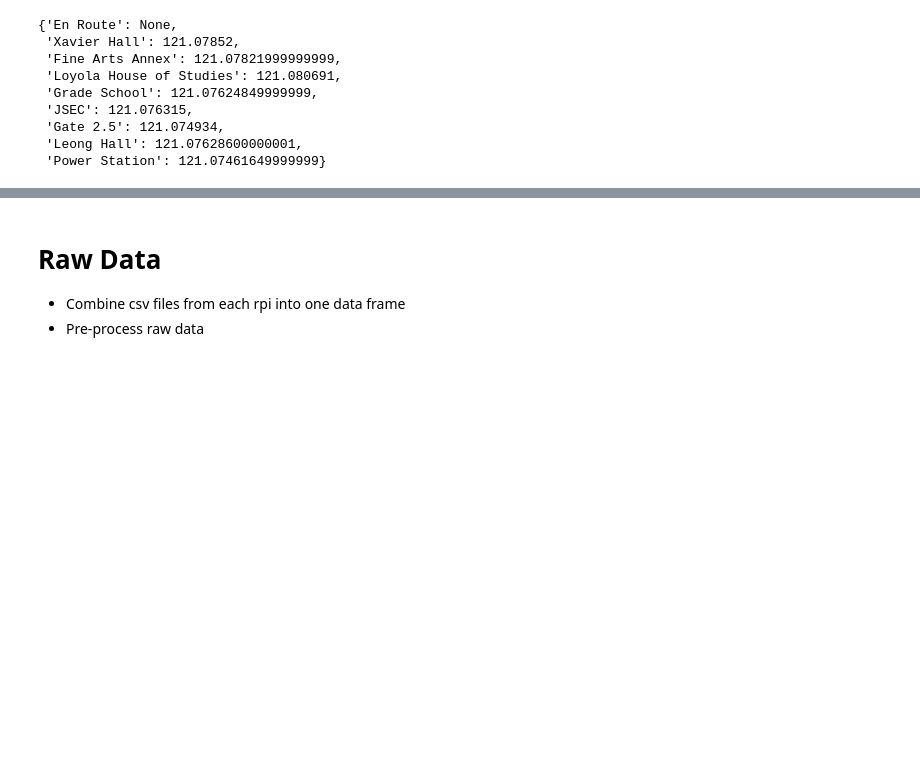
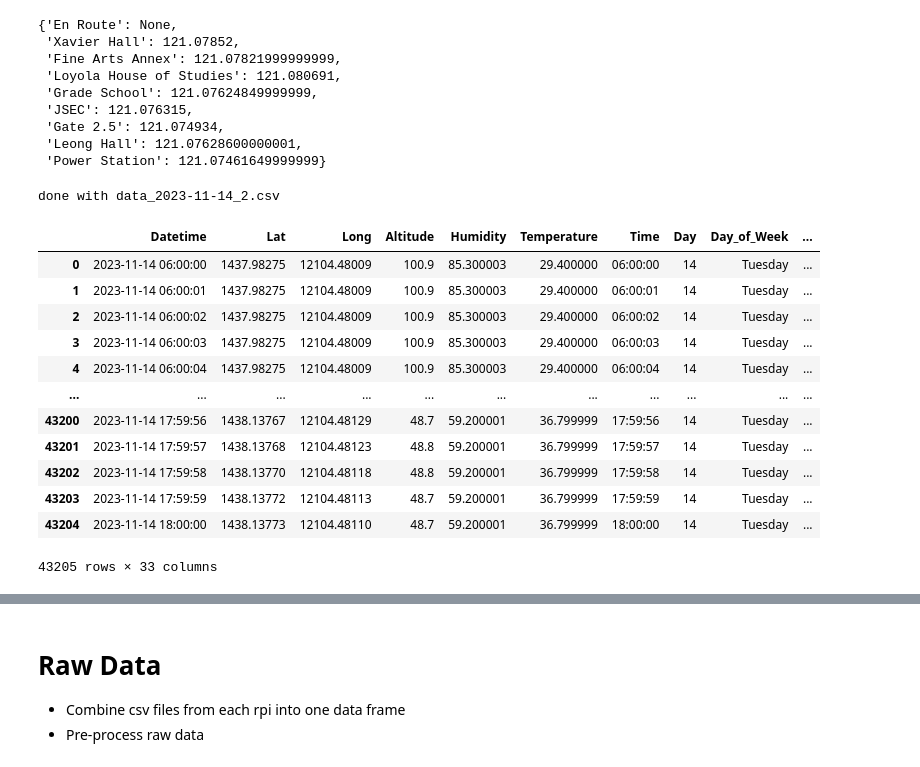
Before and after one commit to CSfromCS/VHS-Thesis, a Jupyter notebook: Data Preprocessing/DataProcessor.ipynb, the cells around one changed output, grey strips where cells are left out. Drawn from its saved outputs; the diff is of its cells as text; code cells hidden in the pictures; blank space fills up the shorter version.

```diff
--- a/Data Preprocessing/DataProcessor.ipynb
+++ b/Data Preprocessing/DataProcessor.ipynb
@@ -427,5 +427,20 @@ def process_station(file_path):
      print("done with " + log_date)
      return df
 # %%
-# df = process_station("E-Jeep Data/ejeep2/data_2023-12-01_2.csv")
-# df
+df = process_station("E-Jeep Data/ejeep2/data_2023-11-14_2.csv")
+df
+# %% [output]
+done with data_2023-11-14_2.csv
+|  | Datetime | Lat | Long | Altitude | Humidity | Temperature | Time | Day | Day_of_Week | ... |
+| 0 | 2023-11-14 06:00:00 | 1437.98275 | 12104.48009 | 100.9 | 85.300003 | 29.400000 | 06:00:00 | 14 | Tuesday | ... |
+| 1 | 2023-11-14 06:00:01 | 1437.98275 | 12104.48009 | 100.9 | 85.300003 | 29.400000 | 06:00:01 | 14 | Tuesday | ... |
+| 2 | 2023-11-14 06:00:02 | 1437.98275 | 12104.48009 | 100.9 | 85.300003 | 29.400000 | 06:00:02 | 14 | Tuesday | ... |
+| 3 | 2023-11-14 06:00:03 | 1437.98275 | 12104.48009 | 100.9 | 85.300003 | 29.400000 | 06:00:03 | 14 | Tuesday | ... |
+| 4 | 2023-11-14 06:00:04 | 1437.98275 | 12104.48009 | 100.9 | 85.300003 | 29.400000 | 06:00:04 | 14 | Tuesday | ... |
+| ... | ... | ... | ... | ... | ... | ... | ... | ... | ... | ... |
+| 43200 | 2023-11-14 17:59:56 | 1438.13767 | 12104.48129 | 48.7 | 59.200001 | 36.799999 | 17:59:56 | 14 | Tuesday | ... |
+| 43201 | 2023-11-14 17:59:57 | 1438.13768 | 12104.48123 | 48.8 | 59.200001 | 36.799999 | 17:59:57 | 14 | Tuesday | ... |
+| 43202 | 2023-11-14 17:59:58 | 1438.13770 | 12104.48118 | 48.8 | 59.200001 | 36.799999 | 17:59:58 | 14 | Tuesday | ... |
+| 43203 | 2023-11-14 17:59:59 | 1438.13772 | 12104.48113 | 48.7 | 59.200001 | 36.799999 | 17:59:59 | 14 | Tuesday | ... |
+| 43204 | 2023-11-14 18:00:00 | 1438.13773 | 12104.48110 | 48.7 | 59.200001 | 36.799999 | 18:00:00 | 14 | Tuesday | ... |
+43205 rows × 33 columns
```
Also changed, not shown: parts of 6 cells of this notebook, 1 other file.
